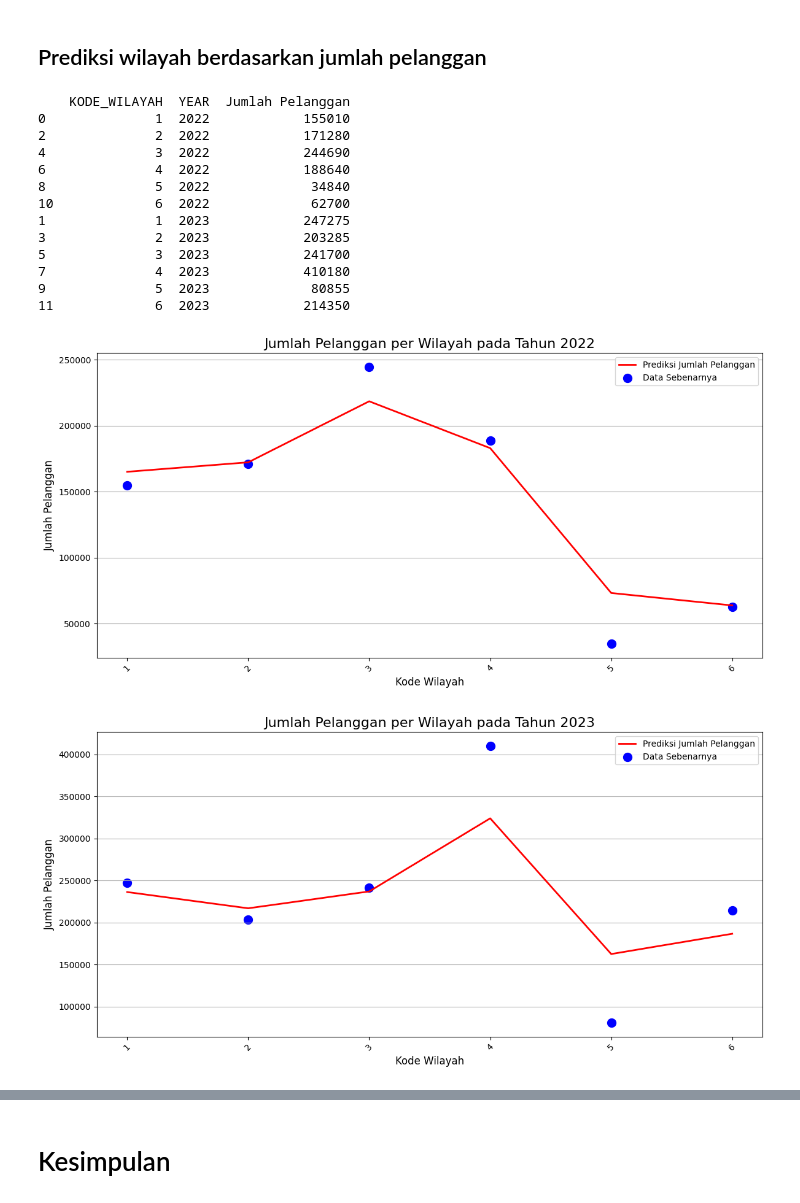
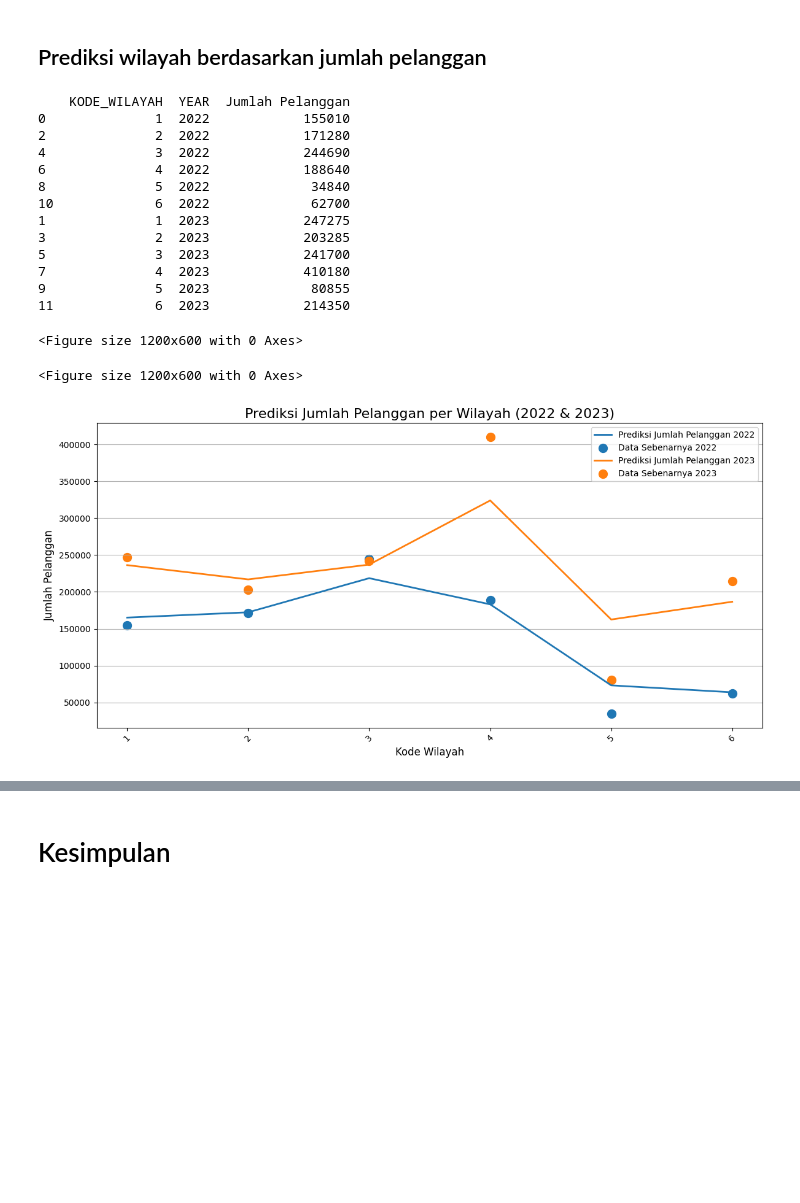
Before and after one commit to irwanmaulana42/google-collab, a Jupyter notebook: Iconnet_Linear_Regresi_dan_Random_Forest.ipynb, the cells around one changed output, grey strips where cells are left out. Cells and saved outputs as stored; diff of their text form; code cells hidden in the pictures; blank space fills up the shorter version.

```diff
--- a/Iconnet_Linear_Regresi_dan_Random_Forest.ipynb
+++ b/Iconnet_Linear_Regresi_dan_Random_Forest.ipynb
@@ -1262,6 +1423,10 @@ unique_years = grouped_data['YEAR'].unique()
 # Menyimpan hasil metrik
 metrics = {}
 results = []
+
+# Inisialisasi variabel untuk menyimpan data prediksi
+combined_years_data = []
+
 
 # Membuat plot dan prediksi untuk setiap tahun secara terpisah
 for year in unique_years:
@@ -1301,22 +1466,54 @@ for year in unique_years:
         'MAPE': mape
     }
 
-    # Menambahkan garis regresi ke grafik
-    plt.plot(df_year['KODE_WILAYAH'].astype(str), y_pred, color='red', linewidth=2, label='Prediksi Jumlah Pelanggan')
-    plt.scatter(df_year['KODE_WILAYAH'].astype(str), df_year['Jumlah Pelanggan'], color='blue', label='Data Sebenarnya', s=100)
+    # Menyimpan data untuk gabungan grafik
+    combined_years_data.append({
+        'YEAR': year,
+        'KODE_WILAYAH': df_year['KODE_WILAYAH'],
+        'Jumlah Pelanggan': df_year['Jumlah Pelanggan'],
+        'Prediksi Jumlah Pelanggan': y_pred
+    })
 
-    # Menambahkan judul dan label
-    plt.title(f'Jumlah Pelanggan per Wilayah pada Tahun {year}', fontsize=16)
-    plt.xlabel('Kode Wilayah', fontsize=12)
-    plt.ylabel('Jumlah Pelanggan', fontsize=12)
 
-    plt.xticks(rotation=45)
-    plt.grid(axis='y')
-    plt.legend()
+    # # Menambahkan garis regresi ke grafik
+    # plt.plot(df_year['KODE_WILAYAH'].astype(str), y_pred, color='red', linewidth=2, label='Prediksi Jumlah Pelanggan')
+    # plt.scatter(df_year['KODE_WILAYAH'].astype(str), df_year['Jumlah Pelanggan'], color='blue', label='Data Sebenarnya', s=100)
 
-    # Menampilkan grafik
-    plt.tight_layout()
-    plt.show()
+    # # Menambahkan judul dan label
+    # plt.title(f'Jumlah Pelanggan per Wilayah pada Tahun {year}', fontsize=16)
+    # plt.xlabel('Kode Wilayah', fontsize=12)
+    # plt.ylabel('Jumlah Pelanggan', fontsize=12)
+
+    # plt.xticks(rotation=45)
+    # plt.grid(axis='y')
+    # plt.legend()
+
+    # # Menampilkan grafik
+    # plt.tight_layout()
+    # plt.show()
+
+# Membuat plot gabungan untuk tahun 2022 dan 2023
+plt.figure(figsize=(12, 6))
+
+# Menggambar prediksi dan data sebenarnya untuk setiap tahun
+for data in combined_years_data:
+    year = data['YEAR']
+    plt.plot(data['KODE_WILAYAH'], data['Prediksi Jumlah Pelanggan'], label=f'Prediksi Jumlah Pelanggan {year}', linewidth=2)
+    plt.scatter(data['KODE_WILAYAH'], data['Jumlah Pelanggan'], label=f'Data Sebenarnya {year}', s=100)
+
+# Menambahkan judul dan label
+plt.title('Prediksi Jumlah Pelanggan per Wilayah (2022 & 2023)', fontsize=16)
+plt.xlabel('Kode Wilayah', fontsize=12)
+plt.ylabel('Jumlah Pelanggan', fontsize=12)
+
+# Menambahkan grid dan legenda
+plt.xticks(rotation=45)
+plt.grid(axis='y')
+plt.legend()
+
+# Menampilkan grafik
+plt.tight_layout()
+plt.show()
 
 # Menggabungkan semua hasil prediksi ke dalam satu DataFrame
 results_df = pd.concat(results, ignore_index=True)
@@ -1332,32 +1529,33 @@ X_all = results_df['KODE_WILAYAH'].values.reshape(-1, 1)
 y_all = results_df['Jumlah Pelanggan'].values
 y_pred_all = results_df['Prediksi Jumlah Pelanggan'].values
 
 overall_rmse = np.sqrt(mean_squared_error(y_all, y_pred_all))
 overall_mae = mean_absolute_error(y_all, y_pred_all)
 overall_mape = np.mean(np.abs((y_all - y_pred_all) / y_all)) * 100
 
 # Menampilkan metrik evaluasi keseluruhan
 print("Metrik Evaluasi Keseluruhan:")
 print(f"RMSE: {overall_rmse:.2f}")
 print(f"MAE: {overall_mae:.2f}")
 print(f"MAPE: {overall_mape:.2f}%\n")
 
 # Menampilkan tabel hasil prediksi
 print("\nTabel Hasil Prediksi:")
 print(results_df)
 # %% [output]
     KODE_WILAYAH  YEAR  Jumlah Pelanggan
 0              1  2022            155010
 2              2  2022            171280
 4              3  2022            244690
 6              4  2022            188640
 8              5  2022             34840
 10             6  2022             62700
 1              1  2023            247275
 3              2  2023            203285
 5              3  2023            241700
 7              4  2023            410180
 9              5  2023             80855
 11             6  2023            214350
+<Figure size 1200x600 with 0 Axes>
+<Figure size 1200x600 with 0 Axes>
-[figure, old version]
+[figure, new version]
-[figure, removed]
```
Also changed, not shown: parts of 5 cells of this notebook.
